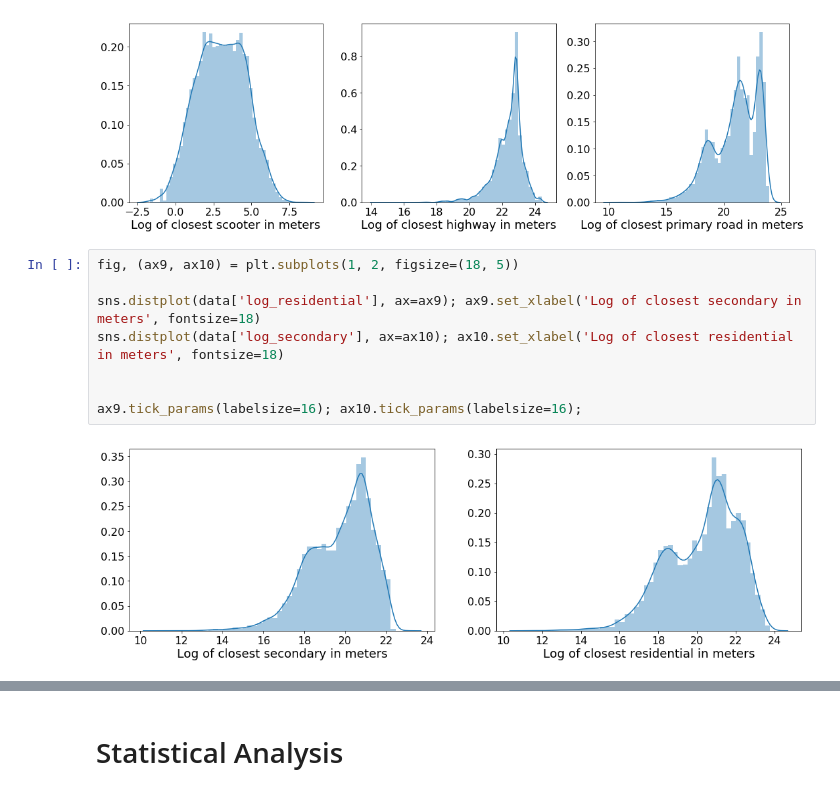
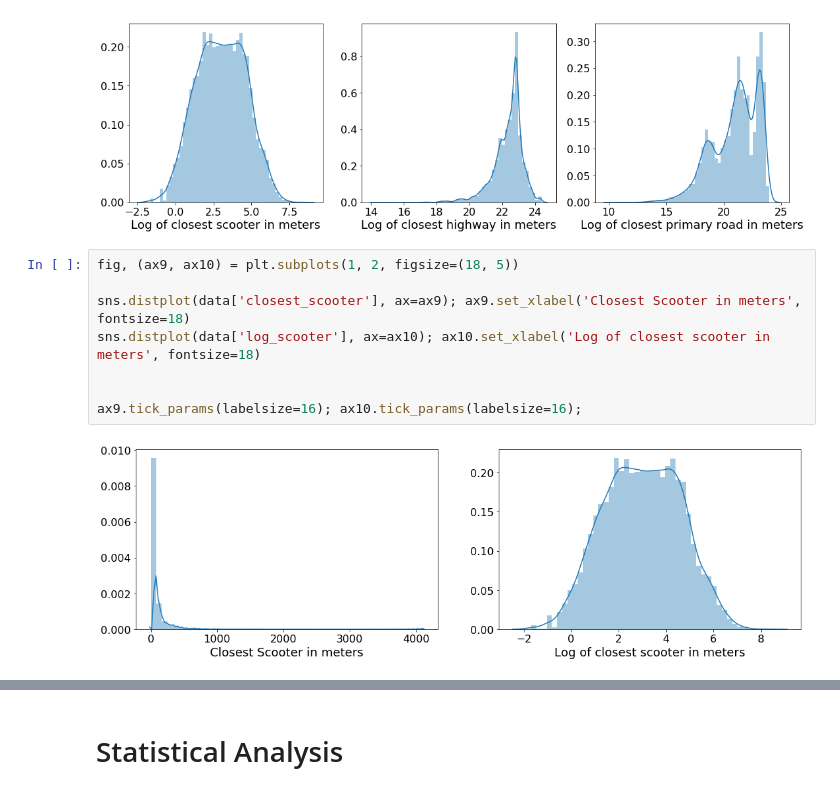
Before and after one commit to perryrjohnson/Bird_DS, a Jupyter notebook: Visualizations/external_notebook.ipynb, the cells around one changed output, grey strips where cells are left out. Drawn from its saved outputs; the diff is of its cells as text.

```diff
--- a/Visualizations/external_notebook.ipynb
+++ b/Visualizations/external_notebook.ipynb
@@ -85,10 +85,10 @@ ax6.tick_params(labelsize=16); ax7.tick_params(labelsize=16); ax8.tick_params(la
 # %%
 fig, (ax9, ax10) = plt.subplots(1, 2, figsize=(18, 5))
 
-sns.distplot(data['log_residential'], ax=ax9); ax9.set_xlabel('Log of closest secondary in meters', fontsize=18)
-sns.distplot(data['log_secondary'], ax=ax10); ax10.set_xlabel('Log of closest residential in meters', fontsize=18)
+sns.distplot(data['closest_scooter'], ax=ax9); ax9.set_xlabel('Closest Scooter in meters', fontsize=18)
+sns.distplot(data['log_scooter'], ax=ax10); ax10.set_xlabel('Log of closest scooter in meters', fontsize=18)
 
 
 ax9.tick_params(labelsize=16); ax10.tick_params(labelsize=16);
 # %% [output]
-[figure, old version]
+[figure, new version]
```
Also changed, not shown: parts of 29 cells of this notebook.
